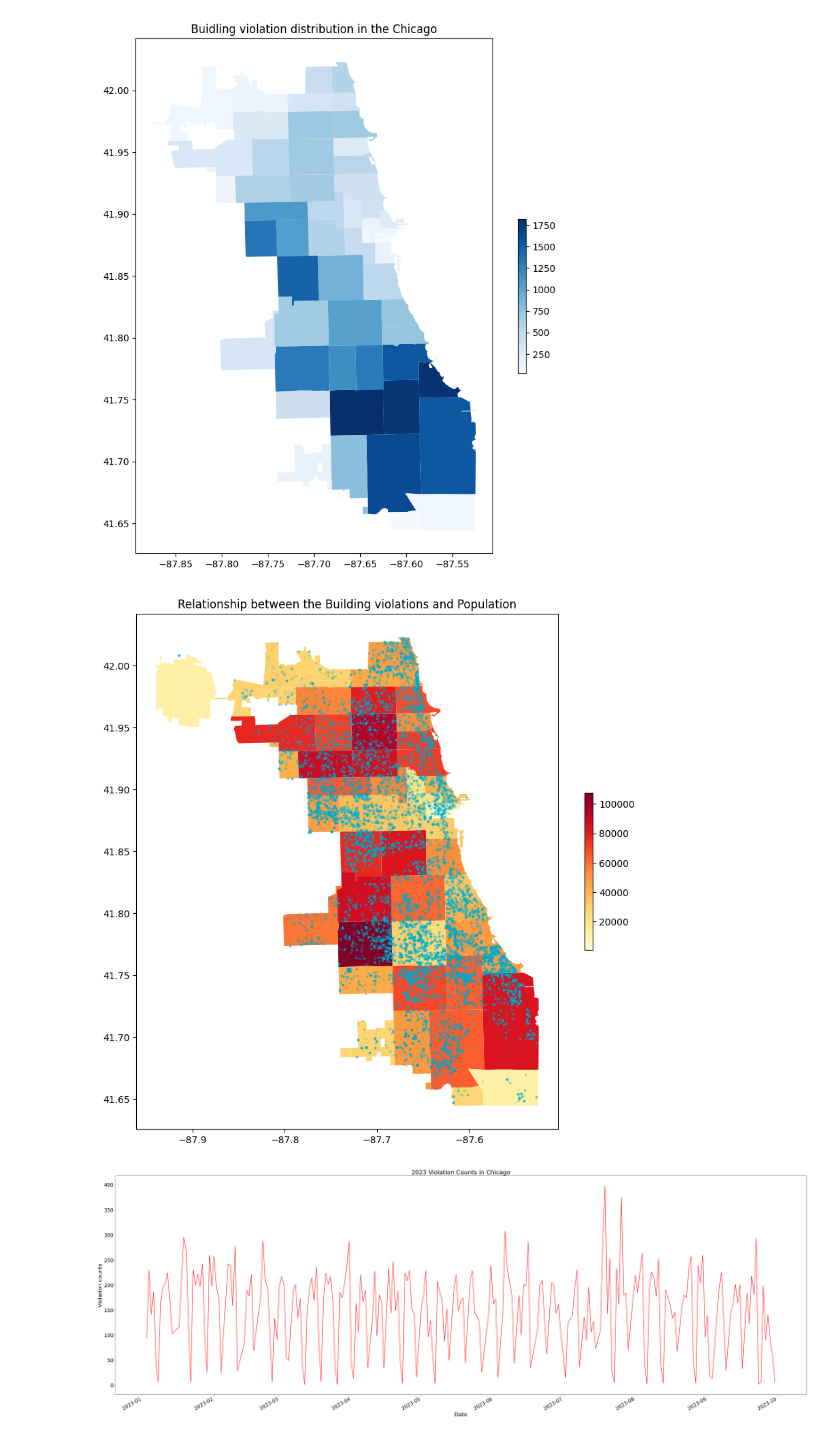
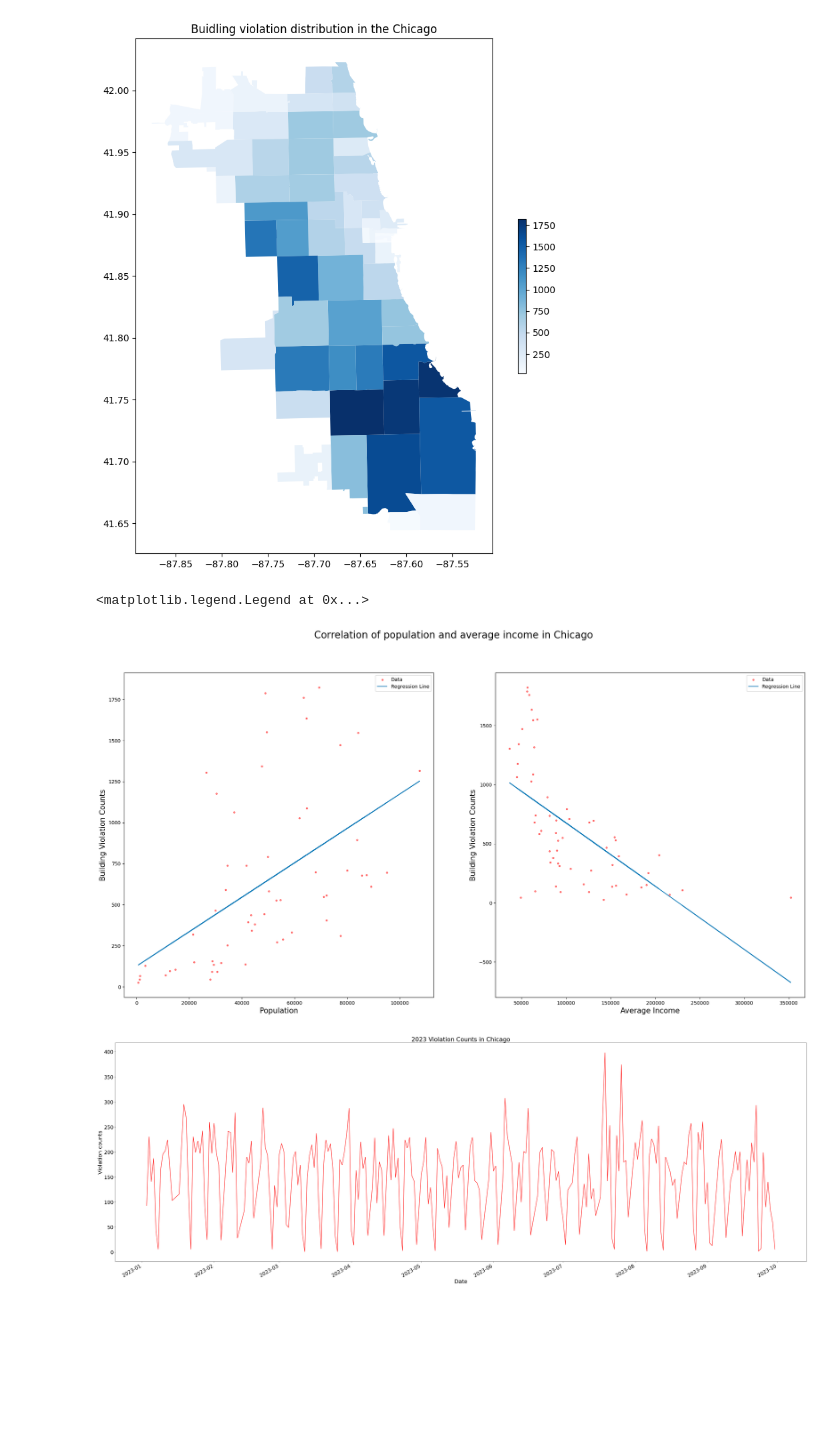
Before and after one commit to uic-cs424/assignment-2-chicago-bears, a Jupyter notebook: main.ipynb, the cells around one changed output. Saved outputs shown, nothing was run; the diff lists cells and outputs as text; code cells hidden in the pictures; blank space fills up the shorter version.

```diff
--- a/main.ipynb
+++ b/main.ipynb
@@ -156,23 +157,48 @@ gdf_violation.plot(column = 'count', ax=ax, cmap='Blues', legend=True, legend_kw
 plt.show()
 # %% [output]
 [figure]
-# %%
-# checking the relationship between poluation and income with Building violation
-df_agg_population = df_com[['Population', 'ZipCode']]
-# rename the column name to match the other dataframe
-df_agg_population = df_agg_population.rename(columns={"ZipCode": "zip"})
-
-gdf_merged = pd.merge(df_agg_population, gdf, how='inner', on='zip')
-gdf_merged = gpd.GeoDataFrame(gdf_merged, crs="EPSG:4326", geometry='geometry')
-
-fig, ax = plt.subplots(nrows=1, figsize=(10,10))
-
-ax.set_title('Relationship between the Building violations and Population', fontsize=12)
-base = gdf_merged.plot(column = 'Population', ax=ax, cmap='YlOrRd', legend=True, legend_kwds={'shrink': 0.3})
-base.scatter(df_zip['LONGITUDE'], df_zip['LATITUDE'], color='#00b4d8', alpha=0.1, s=3)
-plt.show()
-# %% [output]
-[figure, removed]
+# %%
+# check the relationship between building violation and population
+df_population = gdf_joined.groupby(['zip']).size().reset_index(name="count")
+df_agg_population = df_com[['Population', 'Average Income','ZipCode']]
+# rename the column name to match the other dataframe
+df_agg_population = df_agg_population.rename(columns={"ZipCode": "zip"})
+df_population = pd.merge(df_agg_population, df_population, how='inner', on='zip')
+
+fig, (ax1, ax2) = plt.subplots(nrows=1, ncols=2, figsize=(25,12))
+fig.suptitle('Correlation of population and average income in Chicago',fontsize=20)
+
+X1 = df_population[['Population']]
+y1 = df_population['count']
+
+X2 = df_population[['Average Income']]
+y2 = df_population['count']
+
+# Create and train the model
+model1 = LinearRegression()
+model2 = LinearRegression()
+model1.fit(X1, y1)
+model2.fit(X2, y2)
+
+# Make predictions
+df_population['predicted_count_by_population'] = model1.predict(X1)
+df_population['predicted_count_by_Income'] = model2.predict(X2)
+
+# Plotting
+ax1.scatter(df_population['Population'], df_population['count'], s=10, c='red', alpha=0.5, label="Data")
+ax1.plot(df_population['Population'], df_population['predicted_count_by_population'], color='#0077b6', label="Regression Line")
+ax1.set_xlabel('Population',fontsize=15)
+ax1.set_ylabel('Building Violation Counts',fontsize=15)
+
+ax2.scatter(df_population['Average Income'], df_population['count'], s=10, c='red', alpha=0.5, label="Data")
+ax2.plot(df_population['Average Income'], df_population['predicted_count_by_Income'], color='#0077b6', label="Regression Line")
+ax2.set_xlabel('Average Income',fontsize=15)
+ax2.set_ylabel('Building Violation Counts',fontsize=15)
+ax1.legend()
+ax2.legend()
+# %% [output]
+<matplotlib.legend.Legend at 0x...>
+[figure, added]
 # %%
 # Number of building violation in 2023 cases over time in Chicago
 df_violation_2023 = df_2023
```
Also changed, not shown: parts of 1 cell of this notebook.
